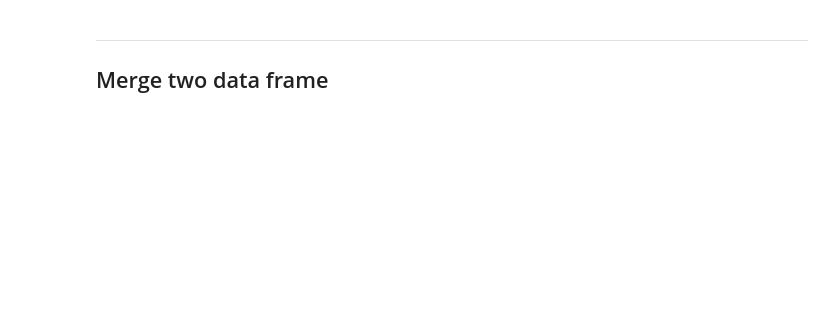
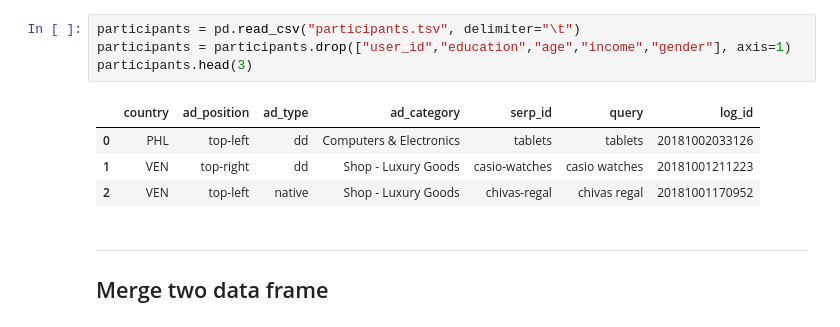
Before and after one commit to autoplug/IBS-class, a Jupyter notebook: forth semester/project2/main.ipynb, the cells around one changed output. Drawn from its saved outputs; the diff is of its cells as text; blank space fills up the shorter version.

```diff
--- a/forth semester/project2/main.ipynb
+++ b/forth semester/project2/main.ipynb
@@ -24,3 +20,12 @@ participants.head(3)
+# %%
+participants = pd.read_csv("participants.tsv", delimiter="\t")
+participants = participants.drop(["user_id","education","age","income","gender"], axis=1)
+participants.head(3)
+# %% [output]
+|  | country | ad_position | ad_type | ad_category | serp_id | query | log_id |
+| 0 | PHL | top-left | dd | Computers & Electronics | tablets | tablets | 20181002033126 |
+| 1 | VEN | top-right | dd | Shop - Luxury Goods | casio-watches | casio watches | 20181001211223 |
+| 2 | VEN | top-left | native | Shop - Luxury Goods | chivas-regal | chivas regal | 20181001170952 |
 # %% [markdown]
 ---
 ## Merge two data frame
```
Also changed, not shown: parts of 33 cells of this notebook, 7 other files.
